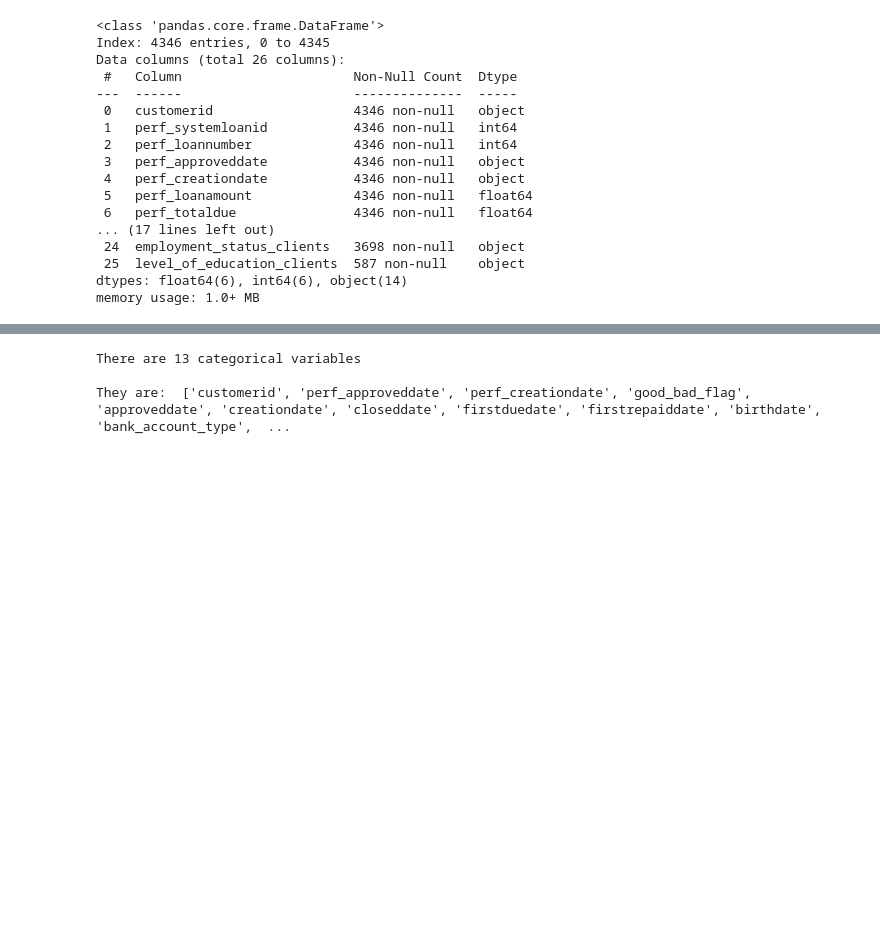
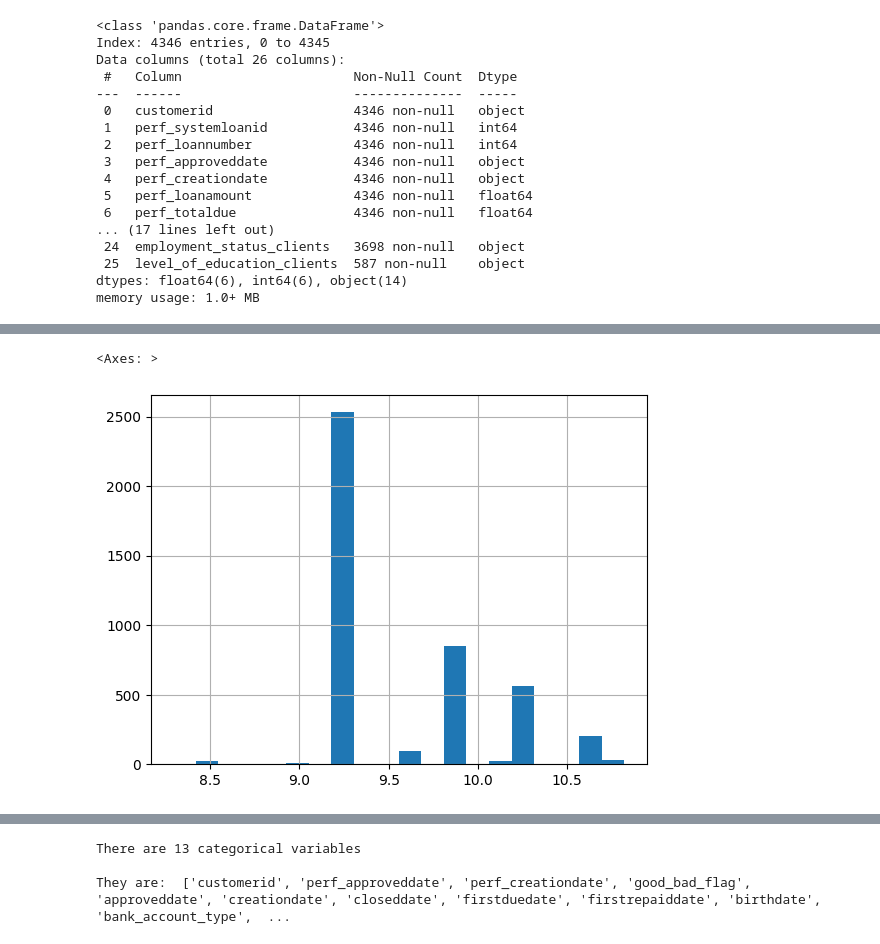
Before and after one commit to kakopo/loan-default-prediction-challenge-group-8, a Jupyter notebook: data_analysis_improved.ipynb, the cells around one changed output, grey strips where cells are left out. Drawn from its saved outputs; the diff is of its cells as text; code cells hidden in the pictures; blank space fills up the shorter version.

```diff
--- a/data_analysis_improved.ipynb
+++ b/data_analysis_improved.ipynb
@@ -148,3 +155,8 @@ loan_data = loan_data.drop(columns=['level_of_education_clients'])
+# %%
+loan_data['loanamount'].hist(bins=20)
+# %% [output]
+<Axes: >
+[figure, added]
 # %%
 # Identify outliers
 outliers = loan_data.describe().loc[['min', 'max']].T
```
Also changed, not shown: parts of 20 cells of this notebook.
